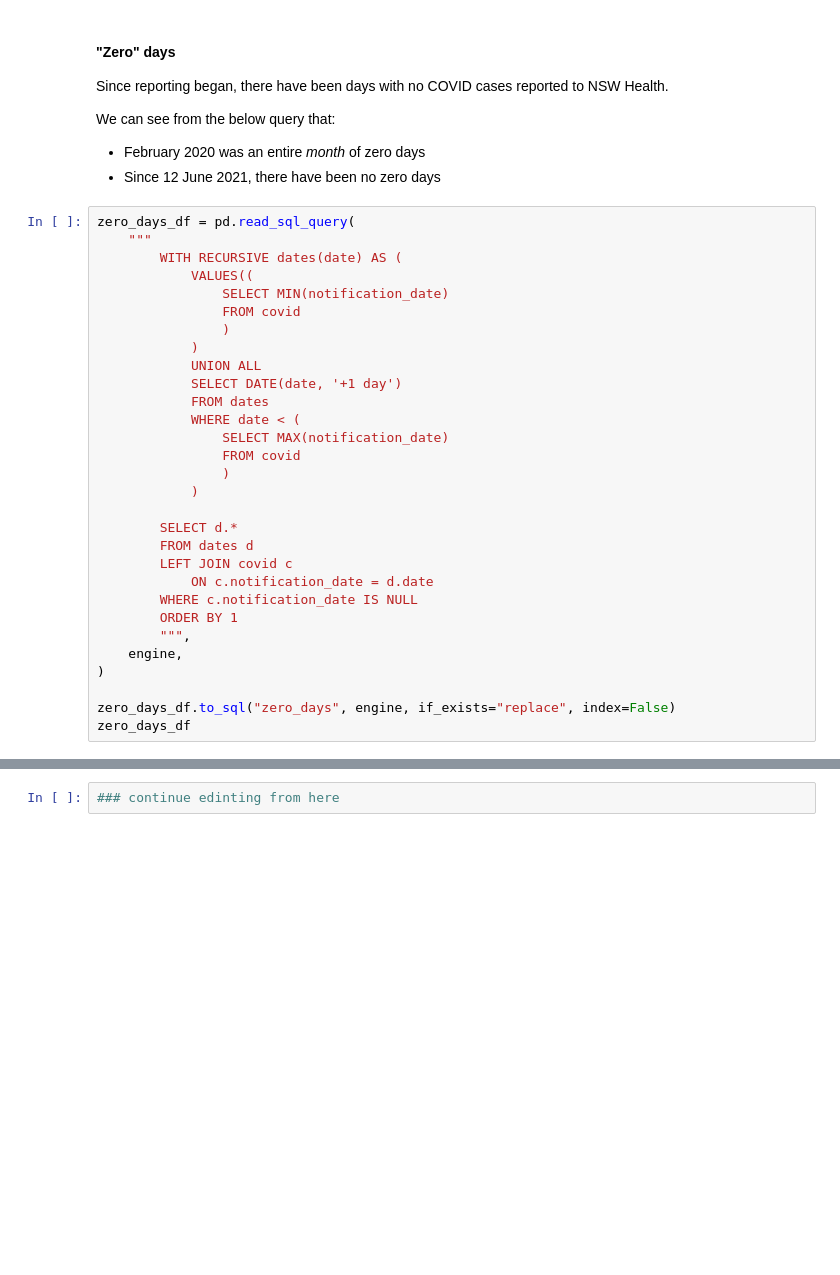
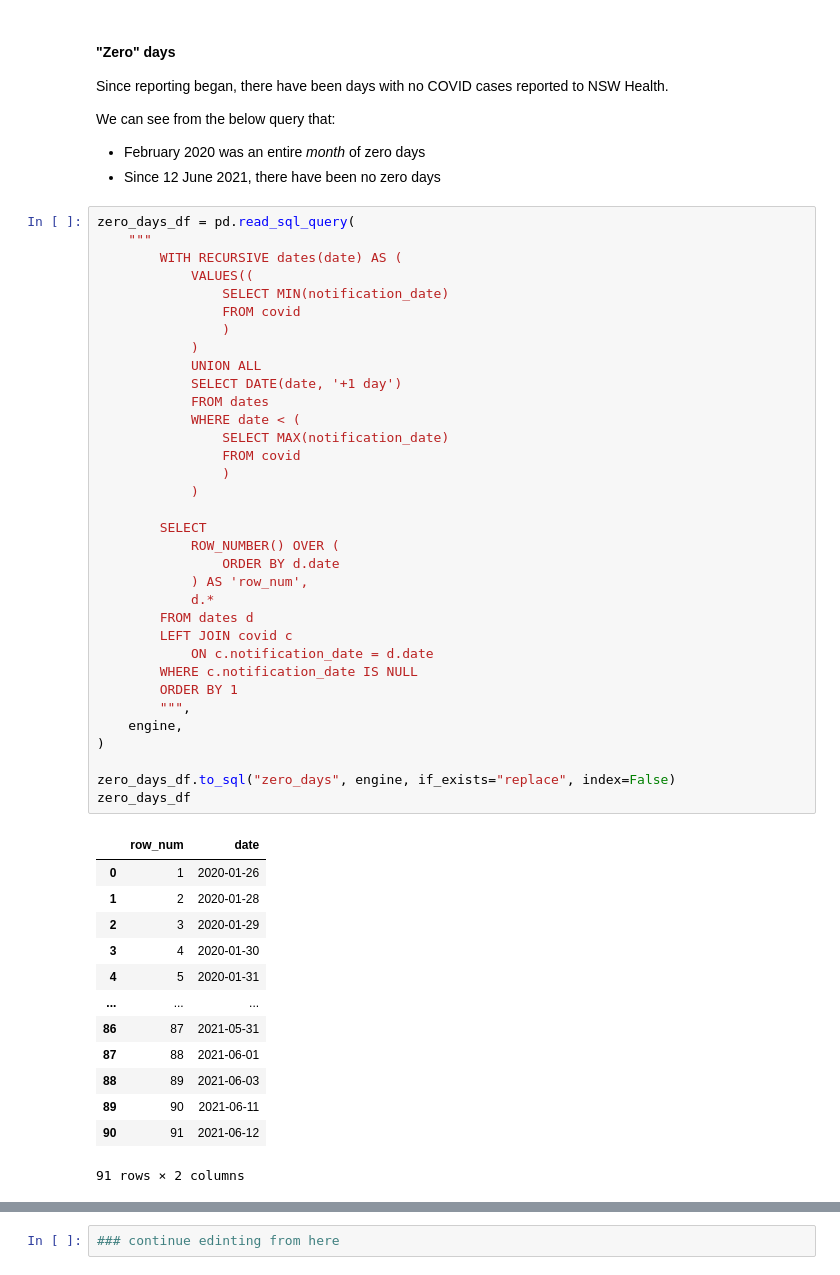
Before and after one commit to henrylin03/covid-nsw, a Jupyter notebook: covid-nsw.ipynb, the cells around one changed output, grey strips where cells are left out. Saved outputs shown, nothing was run; the diff lists cells and outputs as text; blank space fills up the shorter version.

```diff
--- a/covid-nsw.ipynb
+++ b/covid-nsw.ipynb
@@ -129,33 +162,51 @@ We can see from the below query that:
 # %%
 zero_days_df = pd.read_sql_query(
     """
         WITH RECURSIVE dates(date) AS (
             VALUES((
                 SELECT MIN(notification_date)
                 FROM covid
                 )
             )
             UNION ALL
             SELECT DATE(date, '+1 day')
             FROM dates
             WHERE date < (
                 SELECT MAX(notification_date)
                 FROM covid
                 )
             )
 
-        SELECT d.*
+        SELECT
+            ROW_NUMBER() OVER (
+                ORDER BY d.date
+            ) AS 'row_num',
+            d.*
         FROM dates d
         LEFT JOIN covid c
             ON c.notification_date = d.date
         WHERE c.notification_date IS NULL
         ORDER BY 1
         """,
     engine,
 )
 
 zero_days_df.to_sql("zero_days", engine, if_exists="replace", index=False)
 zero_days_df
+# %% [output]
+|  | row_num | date |
+| 0 | 1 | 2020-01-26 |
+| 1 | 2 | 2020-01-28 |
+| 2 | 3 | 2020-01-29 |
+| 3 | 4 | 2020-01-30 |
+| 4 | 5 | 2020-01-31 |
+| ... | ... | ... |
+| 86 | 87 | 2021-05-31 |
+| 87 | 88 | 2021-06-01 |
+| 88 | 89 | 2021-06-03 |
+| 89 | 90 | 2021-06-11 |
+| 90 | 91 | 2021-06-12 |
+91 rows × 2 columns
 # %%
 pd.read_sql_query(
     """
```
Also changed, not shown: parts of 10 cells of this notebook.
